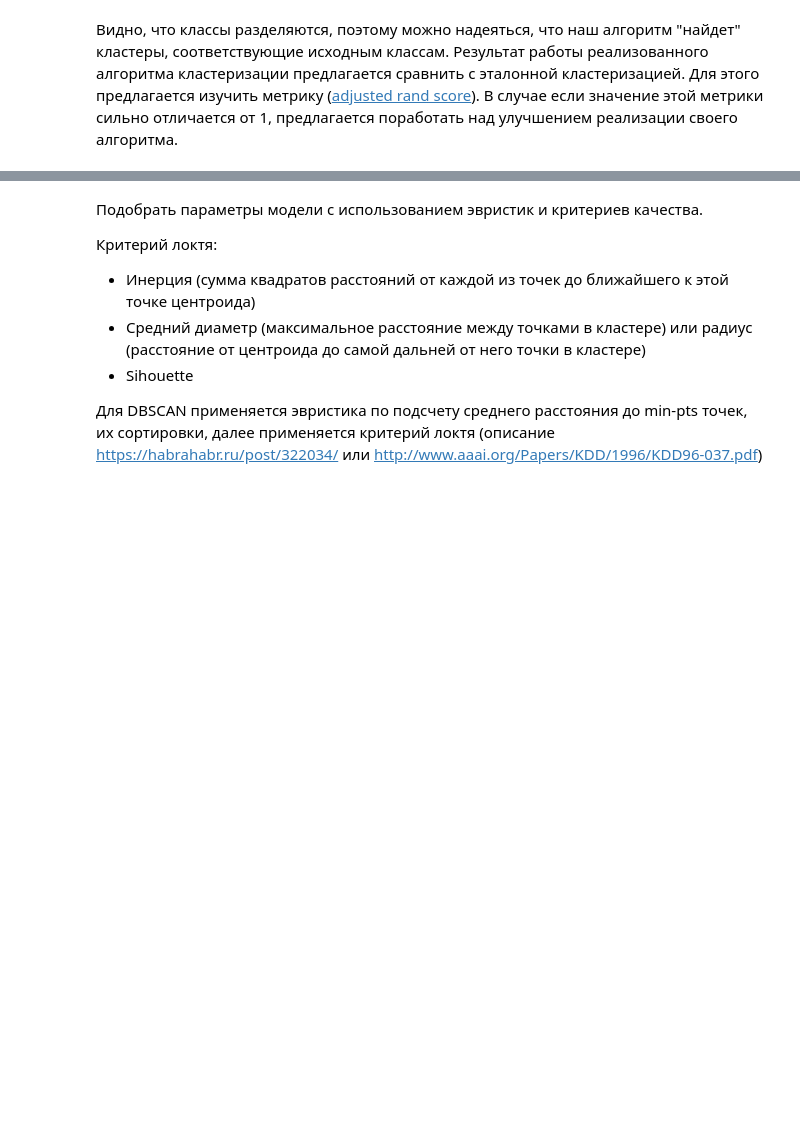
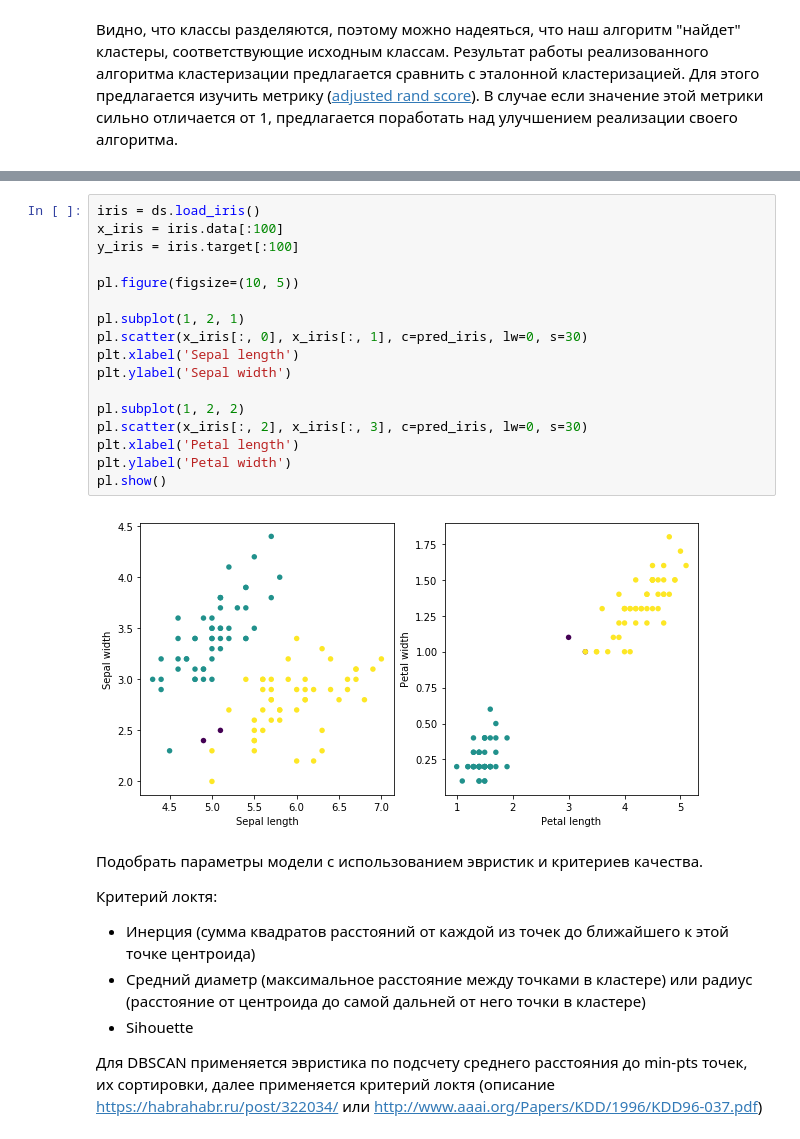
Before and after one commit to pyltsin/ipynb, a Jupyter notebook: otus/11(kmean)/homework-clustering.ipynb, the cells around one changed output, grey strips where cells are left out. Cells and saved outputs as stored; diff of their text form; blank space fills up the shorter version.

```diff
--- a/otus/11(kmean)/homework-clustering.ipynb
+++ b/otus/11(kmean)/homework-clustering.ipynb
@@ -95,3 +205,22 @@ Adjusted Rand index for iris is: -0.00
+# %%
+iris = ds.load_iris()
+x_iris = iris.data[:100]
+y_iris = iris.target[:100]
+
+pl.figure(figsize=(10, 5))
+
+pl.subplot(1, 2, 1)
+pl.scatter(x_iris[:, 0], x_iris[:, 1], c=pred_iris, lw=0, s=30)
+plt.xlabel('Sepal length')
+plt.ylabel('Sepal width')
+
+pl.subplot(1, 2, 2)
+pl.scatter(x_iris[:, 2], x_iris[:, 3], c=pred_iris, lw=0, s=30)
+plt.xlabel('Petal length')
+plt.ylabel('Petal width')
+pl.show()
+# %% [output]
+[figure, added]
 # %% [markdown]
 Подобрать параметры модели с использованием эвристик и критериев качества.
 
```
Also changed, not shown: parts of 18 cells of this notebook, 7 other files.
